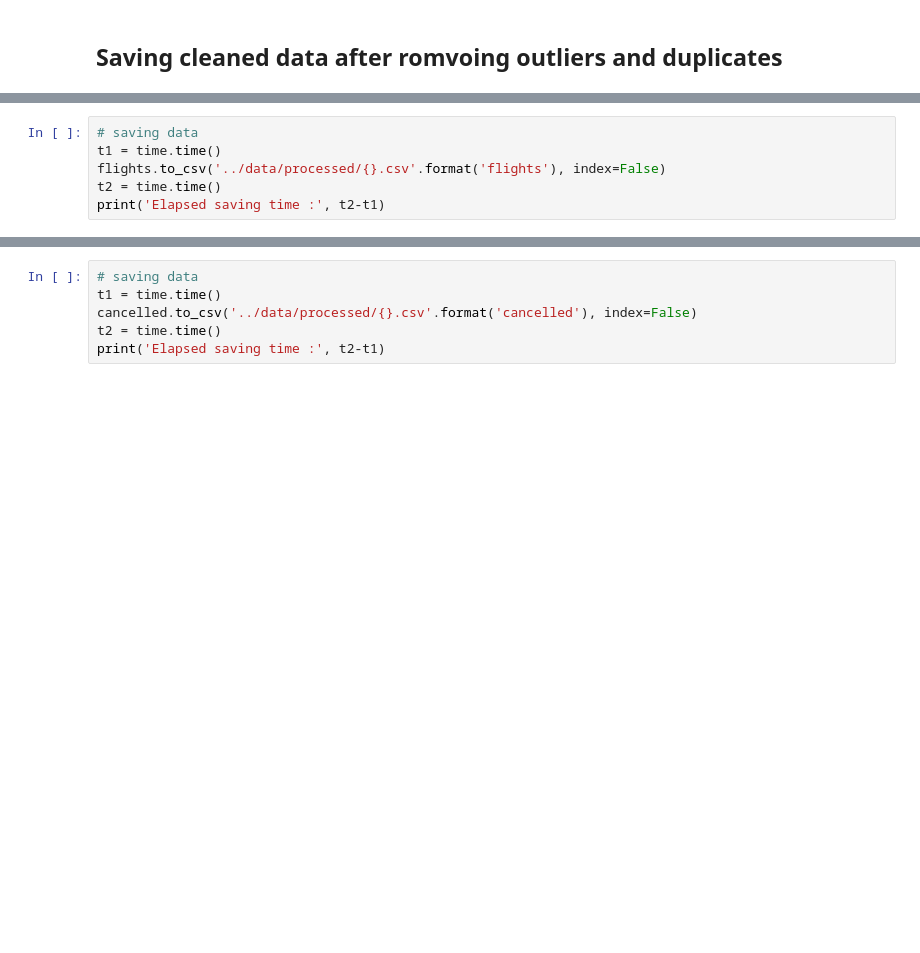
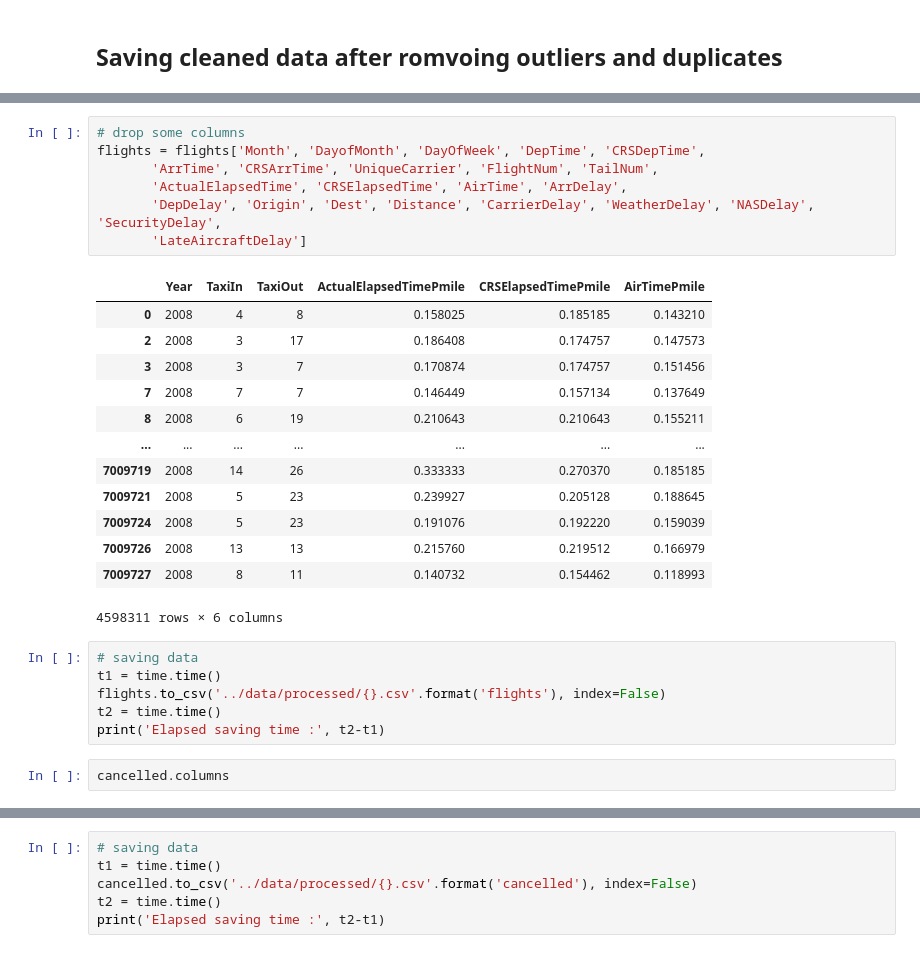
Before and after one commit to mlotfic/Communicate-Dtata-Finding, a Jupyter notebook: notebooks/exploration.ipynb, the cells around one changed output, grey strips where cells are left out. Drawn from its saved outputs; the diff is of its cells as text; blank space fills up the shorter version.

```diff
--- a/notebooks/exploration.ipynb
+++ b/notebooks/exploration.ipynb
@@ -1580,6 +949,29 @@ sns.heatmap(corrmat, vmin=-1, square=True, annot=True, fmt='.2f', cmap='vlag_r',
+# %%
+# drop some columns
+flights = flights['Month', 'DayofMonth', 'DayOfWeek', 'DepTime', 'CRSDepTime',
+       'ArrTime', 'CRSArrTime', 'UniqueCarrier', 'FlightNum', 'TailNum',
+       'ActualElapsedTime', 'CRSElapsedTime', 'AirTime', 'ArrDelay',
+       'DepDelay', 'Origin', 'Dest', 'Distance', 'CarrierDelay', 'WeatherDelay', 'NASDelay', 'SecurityDelay',
+       'LateAircraftDelay']
+# %% [output]
+|  | Year | TaxiIn | TaxiOut | ActualElapsedTimePmile | CRSElapsedTimePmile | AirTimePmile |
+| 0 | 2008 | 4 | 8 | 0.158025 | 0.185185 | 0.143210 |
+| 2 | 2008 | 3 | 17 | 0.186408 | 0.174757 | 0.147573 |
+| 3 | 2008 | 3 | 7 | 0.170874 | 0.174757 | 0.151456 |
+| 7 | 2008 | 7 | 7 | 0.146449 | 0.157134 | 0.137649 |
+| 8 | 2008 | 6 | 19 | 0.210643 | 0.210643 | 0.155211 |
+| ... | ... | ... | ... | ... | ... | ... |
+| 7009719 | 2008 | 14 | 26 | 0.333333 | 0.270370 | 0.185185 |
+| 7009721 | 2008 | 5 | 23 | 0.239927 | 0.205128 | 0.188645 |
+| 7009724 | 2008 | 5 | 23 | 0.191076 | 0.192220 | 0.159039 |
+| 7009726 | 2008 | 13 | 13 | 0.215760 | 0.219512 | 0.166979 |
+| 7009727 | 2008 | 8 | 11 | 0.140732 | 0.154462 | 0.118993 |
+4598311 rows × 6 columns
 # %%
 # saving data
 t1 = time.time()
 flights.to_csv('../data/processed/{}.csv'.format('flights'), index=False)
 t2 = time.time()
 print('Elapsed saving time :', t2-t1)
+# %%
+cancelled.columns
```
Also changed, not shown: parts of 108 cells of this notebook.
